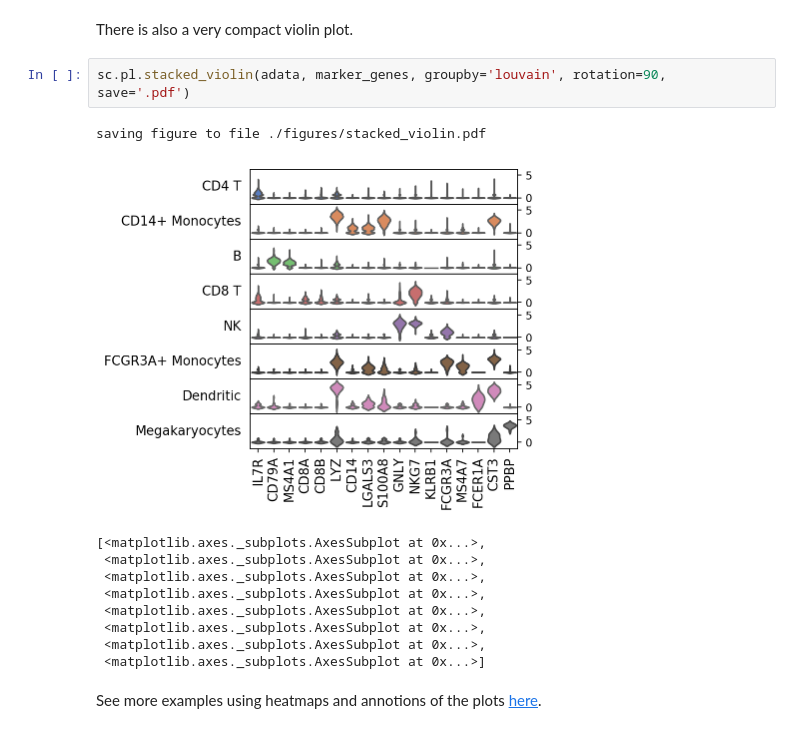
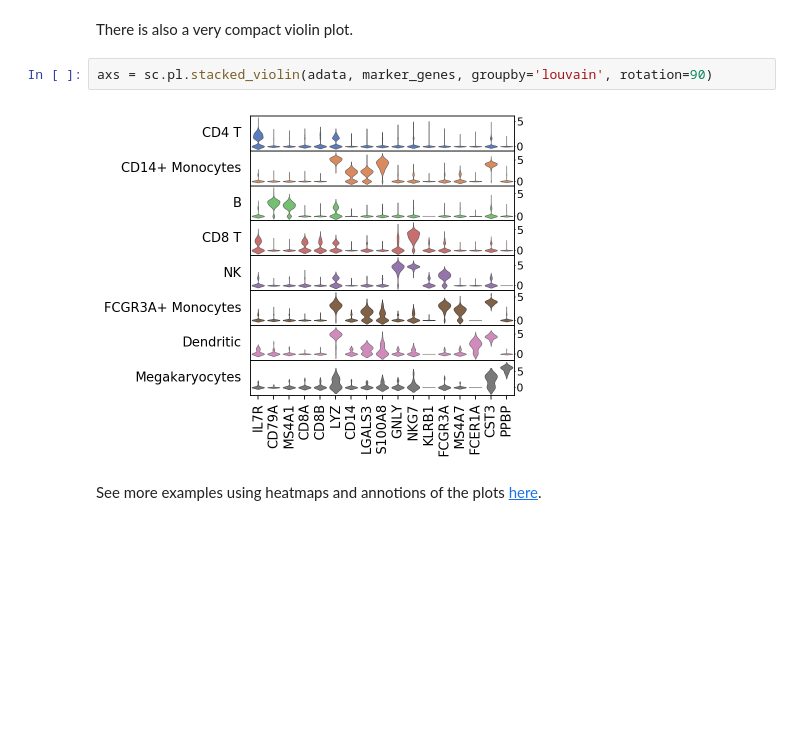
Before and after one commit to scverse/scanpy_usage, a Jupyter notebook: 170505_seurat/seurat.ipynb, the cells around one changed output. Drawn from its saved outputs; the diff is of its cells as text; blank space fills up the shorter version.

```diff
--- a/170505_seurat/seurat.ipynb
+++ b/170505_seurat/seurat.ipynb
@@ -345,18 +341,9 @@ GridSpec(2, 5, height_ratios=[0, 10.5], width_ratios=[8.5, 0, 0.4, 0.7, 0.5])
 # %% [markdown]
 There is also a very compact violin plot.
 # %%
-sc.pl.stacked_violin(adata, marker_genes, groupby='louvain', rotation=90, save='.pdf')
+axs = sc.pl.stacked_violin(adata, marker_genes, groupby='louvain', rotation=90)
 # %% [output]
-saving figure to file ./figures/stacked_violin.pdf
-[figure, old version]
+[figure, new version]
-[<matplotlib.axes._subplots.AxesSubplot at 0x...>,
- <matplotlib.axes._subplots.AxesSubplot at 0x...>,
- <matplotlib.axes._subplots.AxesSubplot at 0x...>,
- <matplotlib.axes._subplots.AxesSubplot at 0x...>,
- <matplotlib.axes._subplots.AxesSubplot at 0x...>,
- <matplotlib.axes._subplots.AxesSubplot at 0x...>,
- <matplotlib.axes._subplots.AxesSubplot at 0x...>,
- <matplotlib.axes._subplots.AxesSubplot at 0x...>]
 # %% [markdown]
 See more examples using heatmaps and annotions of the plots [here](https://gist.github.com/fidelram/2289b7a8d6da055fb058ac9a79ed485c).
 # %% [markdown]
```
Also changed, not shown: parts of 43 cells of this notebook.
